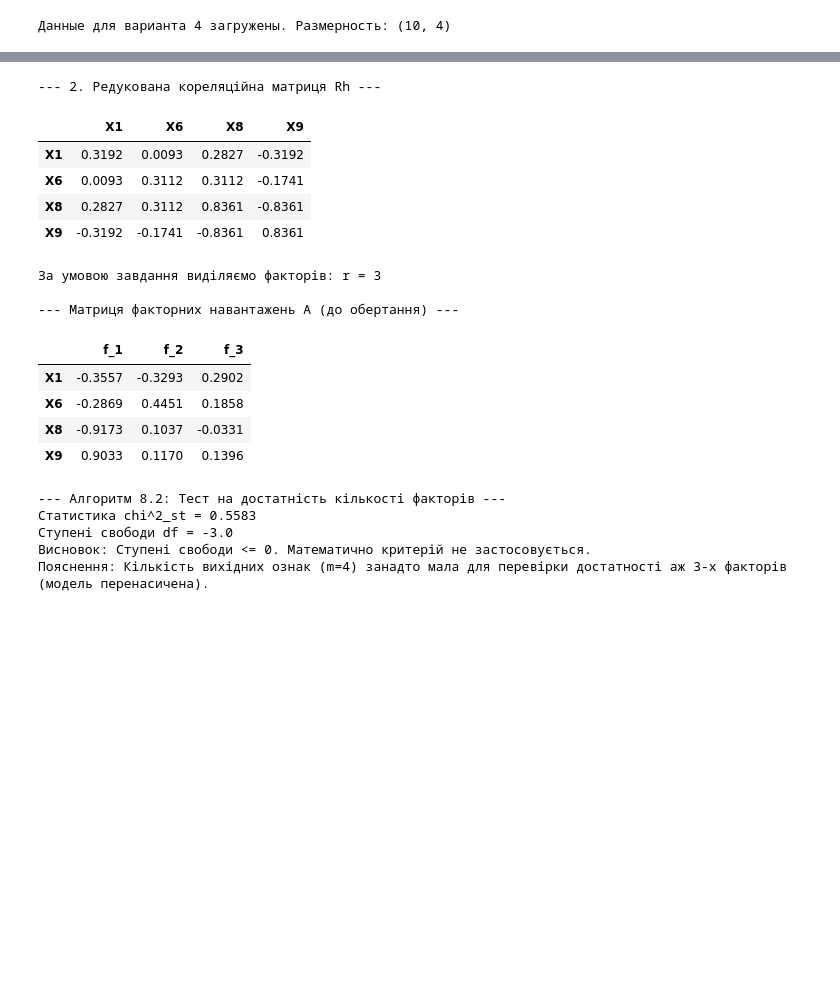
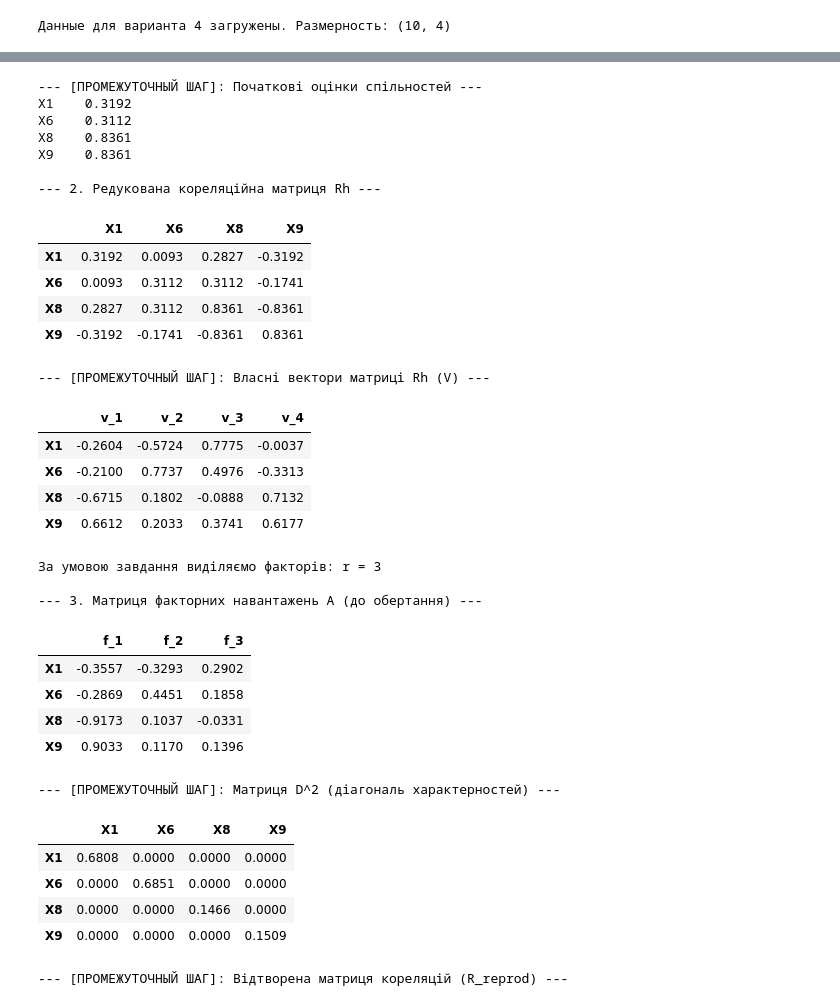
Before and after one commit to SerhiiHerashchenko/HOMEWORK, a Jupyter notebook: Python/MSA 2 SEMESTER/6 lab/main.ipynb, the cells around one changed output, grey strips where cells are left out. Saved outputs shown, nothing was run; the diff lists cells and outputs as text; code cells hidden in the pictures; blank space fills up the shorter version.

```diff
--- a/Python/MSA 2 SEMESTER/6 lab/main.ipynb
+++ b/Python/MSA 2 SEMESTER/6 lab/main.ipynb
@@ -77,85 +91,99 @@ else:
 # ==========================================
 # ЯЧЕЙКА 3. Редукована матриця Rh, матриця A та Тест Бартлетта (Алгоритм 8.2)
 # ==========================================
-# 1. Оцінка спільностей (метод найбільшого коефіцієнта кореляції)
 np.fill_diagonal(R, 0)
 communalities_initial = np.max(np.abs(R), axis=1)
 np.fill_diagonal(R, 1)
 
+print("--- [ПРОМЕЖУТОЧНЫЙ ШАГ]: Початкові оцінки спільностей ---")
+print(pd.Series(communalities_initial, index=features).round(4).to_string())
+
 Rh = R.copy()
 np.fill_diagonal(Rh, communalities_initial)
 
-print("--- 2. Редукована кореляційна матриця Rh ---")
+print("\n--- 2. Редукована кореляційна матриця Rh ---")
 display(pd.DataFrame(Rh, index=features, columns=features).round(4))
 
-# 2. Спектральний розклад
+# Спектральное разложение
 eigenvalues, eigenvectors = np.linalg.eigh(Rh)
 idx = np.argsort(eigenvalues)[::-1]
 eigenvalues = eigenvalues[idx]
 eigenvectors = eigenvectors[:, idx]
 
-# За умовою завдання беремо ПЕРШІ ТРИ фактори
+print("\n--- [ПРОМЕЖУТОЧНЫЙ ШАГ]: Власні вектори матриці Rh (V) ---")
+display(pd.DataFrame(eigenvectors, index=features, columns=[f"v_{i+1}" for i in range(m)]).round(4))
+
 r_factors = min(3, m)
 print(f"\nЗа умовою завдання виділяємо факторів: r = {r_factors}")
 
-# Будуємо матрицю факторних навантажень A
+# Матрица A
 Lambda = np.diag(np.sqrt(np.maximum(eigenvalues[:r_factors], 0)))
 V = eigenvectors[:, :r_factors]
 A = V @ Lambda
 
 factor_names = [f"f_{i+1}" for i in range(r_factors)]
-print("\n--- Матриця факторних навантажень A (до обертання) ---")
+print("\n--- 3. Матриця факторних навантажень A (до обертання) ---")
 display(pd.DataFrame(A, index=features, columns=factor_names).round(4))
 
-# ==========================================
-# 3. АЛГОРИТМ 8.2: Тест Бартлетта на достатність r факторів
-# ==========================================
-# Відтворена матриця кореляцій: R_reprod = A * A^T + D^2
-h2_reprod = np.sum(A**2, axis=1) # спільності за r факторами
-D2 = np.diag(1 - h2_reprod)      # характерності (специфічності)
+# АЛГОРИТМ 8.2
+h2_reprod = np.sum(A**2, axis=1)
+D2 = np.diag(1 - h2_reprod)
 R_reprod = A @ A.T + D2
 
+print("\n--- [ПРОМЕЖУТОЧНЫЙ ШАГ]: Матриця D^2 (діагональ характерностей) ---")
+display(pd.DataFrame(D2, index=features, columns=features).round(4))
+
+print("\n--- [ПРОМЕЖУТОЧНЫЙ ШАГ]: Відтворена матриця кореляцій (R_reprod) ---")
+display(pd.DataFrame(R_reprod, index=features, columns=features).round(4))
+
 det_R_reprod = np.linalg.det(R_reprod)
-
-# Формула з Алгоритму 8.2
 chi2_st_alg = (n - (2 * m + 5) / 6 - (2 * r_factors) / 3) * np.log(det_R_reprod / det_R)
-
-# Ступені свободи за формулою: 1/2 * ((m - r)^2 - m - r)
 df_alg = 0.5 * ((m - r_factors)**2 - m - r_factors)
 
 print("\n--- Алгоритм 8.2: Тест на достатність кількості факторів ---")
 print(f"Статистика chi^2_st = {chi2_st_alg:.4f}")
 print(f"Ступені свободи df = {df_alg}")
 
-# Перевірка умови застосовності критерію (df має бути > 0)
 if df_alg > 0:
     chi2_kr_alg = chi2.ppf(1 - alpha, df_alg)
     print(f"Критичне значення chi^2_kr = {chi2_kr_alg:.4f} (alpha={alpha})")
-
     if chi2_st_alg > chi2_kr_alg:
         print("Висновок: chi^2_st > chi^2_kr. Кількість факторів НЕ достатня, треба збільшити r.")
     else:
         print("Висновок: chi^2_st <= chi^2_kr. Виділеної кількості факторів достатньо.")
 else:
-    print("Висновок: Ступені свободи <= 0. Математично критерій не застосовується.")
-    print("Пояснення: Кількість вихідних ознак (m=4) занадто мала для перевірки достатності аж 3-х факторів (модель перенасичена).")
+    print("Висновок: Ступені свободи <= 0. Математично критерій не застосовується (модель перенасичена).")
 # %% [output]
+--- [ПРОМЕЖУТОЧНЫЙ ШАГ]: Початкові оцінки спільностей ---
+X1    0.3192
+X6    0.3112
+X8    0.8361
+X9    0.8361
+
 --- 2. Редукована кореляційна матриця Rh ---
 |  | X1 | X6 | X8 | X9 |
 | X1 | 0.3192 | 0.0093 | 0.2827 | -0.3192 |
 | X6 | 0.0093 | 0.3112 | 0.3112 | -0.1741 |
 | X8 | 0.2827 | 0.3112 | 0.8361 | -0.8361 |
 | X9 | -0.3192 | -0.1741 | -0.8361 | 0.8361 |
-За умовою завдання виділяємо факторів: r = 3
-
---- Матриця факторних навантажень A (до обертання) ---
+--- [ПРОМЕЖУТОЧНЫЙ ШАГ]: Власні вектори матриці Rh (V) ---
-|  | f_1 | f_2 | f_3 |
-| X1 | -0.3557 | -0.3293 | 0.2902 |
-| X6 | -0.2869 | 0.4451 | 0.1858 |
-| X8 | -0.9173 | 0.1037 | -0.0331 |
-| X9 | 0.9033 | 0.1170 | 0.1396 |
+|  | v_1 | v_2 | v_3 | v_4 |
+| X1 | -0.2604 | -0.5724 | 0.7775 | -0.0037 |
+| X6 | -0.2100 | 0.7737 | 0.4976 | -0.3313 |
+| X8 | -0.6715 | 0.1802 | -0.0888 | 0.7132 |
+| X9 | 0.6612 | 0.2033 | 0.3741 | 0.6177 |
---- Алгоритм 8.2: Тест на достатність кількості факторів ---
-Статистика chi^2_st = 0.5583
-Ступені свободи df = -3.0
-Висновок: Ступені свободи <= 0. Математично критерій не застосовується.
-Пояснення: Кількість вихідних ознак (m=4) занадто мала для перевірки достатності аж 3-х факторів (модель перенасичена).
+За умовою завдання виділяємо факторів: r = 3
+
+--- 3. Матриця факторних навантажень A (до обертання) ---
+|  | f_1 | f_2 | f_3 |
+| X1 | -0.3557 | -0.3293 | 0.2902 |
+| X6 | -0.2869 | 0.4451 | 0.1858 |
+| X8 | -0.9173 | 0.1037 | -0.0331 |
+| X9 | 0.9033 | 0.1170 | 0.1396 |
+--- [ПРОМЕЖУТОЧНЫЙ ШАГ]: Матриця D^2 (діагональ характерностей) ---
+|  | X1 | X6 | X8 | X9 |
+| X1 | 0.6808 | 0.0000 | 0.0000 | 0.0000 |
+| X6 | 0.0000 | 0.6851 | 0.0000 | 0.0000 |
+| X8 | 0.0000 | 0.0000 | 0.1466 | 0.0000 |
+| X9 | 0.0000 | 0.0000 | 0.0000 | 0.1509 |
+--- [ПРОМЕЖУТОЧНЫЙ ШАГ]: Відтворена матриця кореляцій (R_reprod) ---
```
Also changed, not shown: parts of 5 cells of this notebook, 1 other file.
